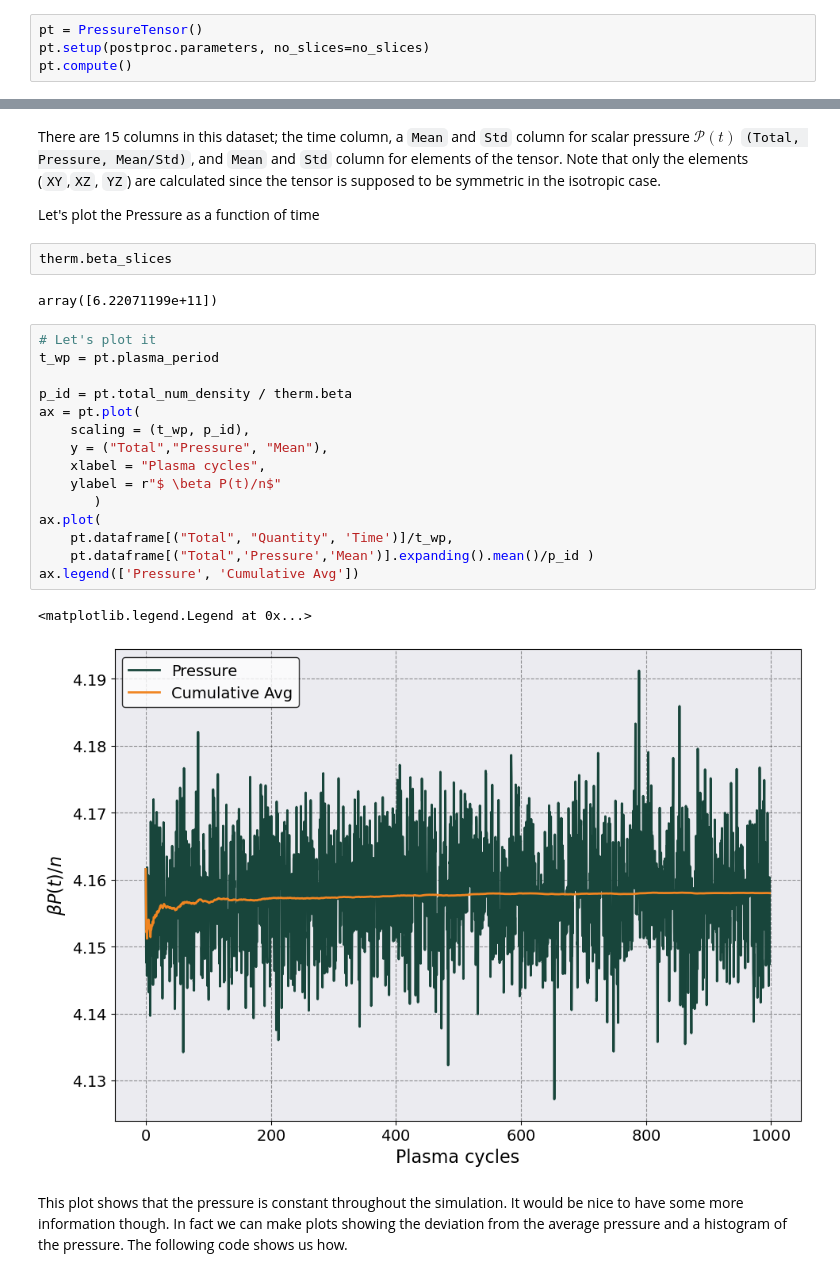
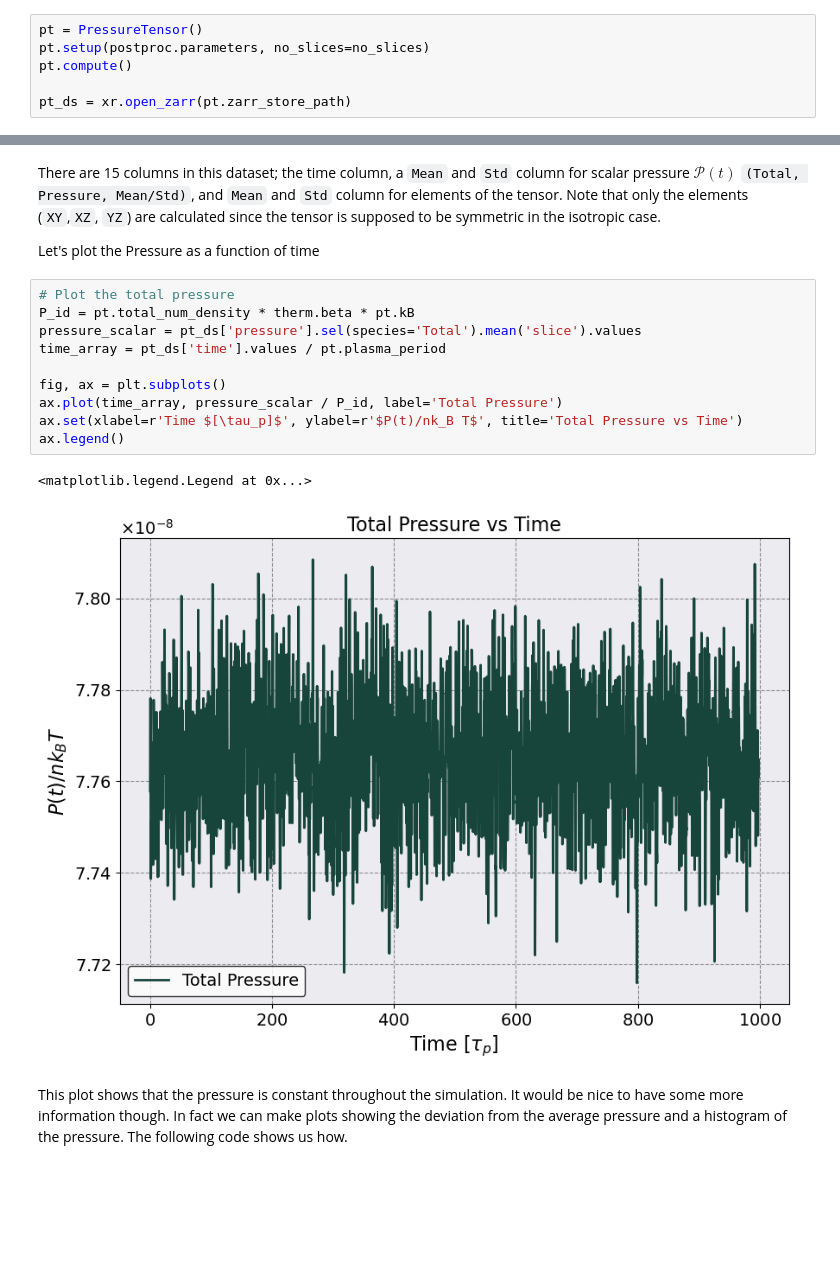
Before and after one commit to lucianogsilvestri/sarkas, a Jupyter notebook: docs/examples/YOCP/YOCP_Transport.ipynb, the cells around one changed output, grey strips where cells are left out. Cells and saved outputs as stored; diff of their text form; blank space fills up the shorter version.

```diff
--- a/docs/examples/YOCP/YOCP_Transport.ipynb
+++ b/docs/examples/YOCP/YOCP_Transport.ipynb
@@ -181,6 +193,8 @@ Let's calculate the Pressure tensor and the pressure $\mathcal P$.
 pt = PressureTensor()
 pt.setup(postproc.parameters, no_slices=no_slices)
 pt.compute()
+
+pt_ds = xr.open_zarr(pt.zarr_store_path)
 # %% [output]
 ========================== Pressure Tensor ===========================
 Data saved in:
@@ -244,28 +253,19 @@ pt.dataframe
 There are 15 columns in this dataset; the time column, a `Mean` and `Std` column for scalar pressure $\mathcal P(t)$ `(Total, Pressure, Mean/Std)`, and `Mean` and `Std` column for elements of the tensor. Note that only the elements (`XY`,`XZ`, `YZ`) are calculated since the tensor is supposed to be symmetric in the isotropic case.
 
 Let's plot the Pressure as a function of time
-# %%
-therm.beta_slices
-# %% [output]
-array([6.22071199e+11])
 # %%
-# Let's plot it
-t_wp = pt.plasma_period
+# Plot the total pressure
+P_id = pt.total_num_density * therm.beta * pt.kB
+pressure_scalar = pt_ds['pressure'].sel(species='Total').mean('slice').values
+time_array = pt_ds['time'].values / pt.plasma_period
 
-p_id = pt.total_num_density / therm.beta
-ax = pt.plot(
-    scaling = (t_wp, p_id),
-    y = ("Total","Pressure", "Mean"),
-    xlabel = "Plasma cycles",
-    ylabel = r"$ \beta P(t)/n$"
-       )
-ax.plot(
-    pt.dataframe[("Total", "Quantity", 'Time')]/t_wp,
-    pt.dataframe[("Total",'Pressure','Mean')].expanding().mean()/p_id )
-ax.legend(['Pressure', 'Cumulative Avg'])
+fig, ax = plt.subplots()
+ax.plot(time_array, pressure_scalar / P_id, label='Total Pressure')
+ax.set(xlabel=r'Time $[\tau_p]$', ylabel=r'$P(t)/nk_B T$', title='Total Pressure vs Time')
+ax.legend()
 # %% [output]
 <matplotlib.legend.Legend at 0x...>
-[figure, old version]
+[figure, new version]
 # %% [markdown]
 This plot shows that the pressure is constant throughout the simulation. It would be nice to have some more information though. In fact we can make plots showing the deviation from the average pressure and a histogram of the pressure. The following code shows us how.
 # %%
```
Also changed, not shown: parts of 35 cells of this notebook, 42 other files.
